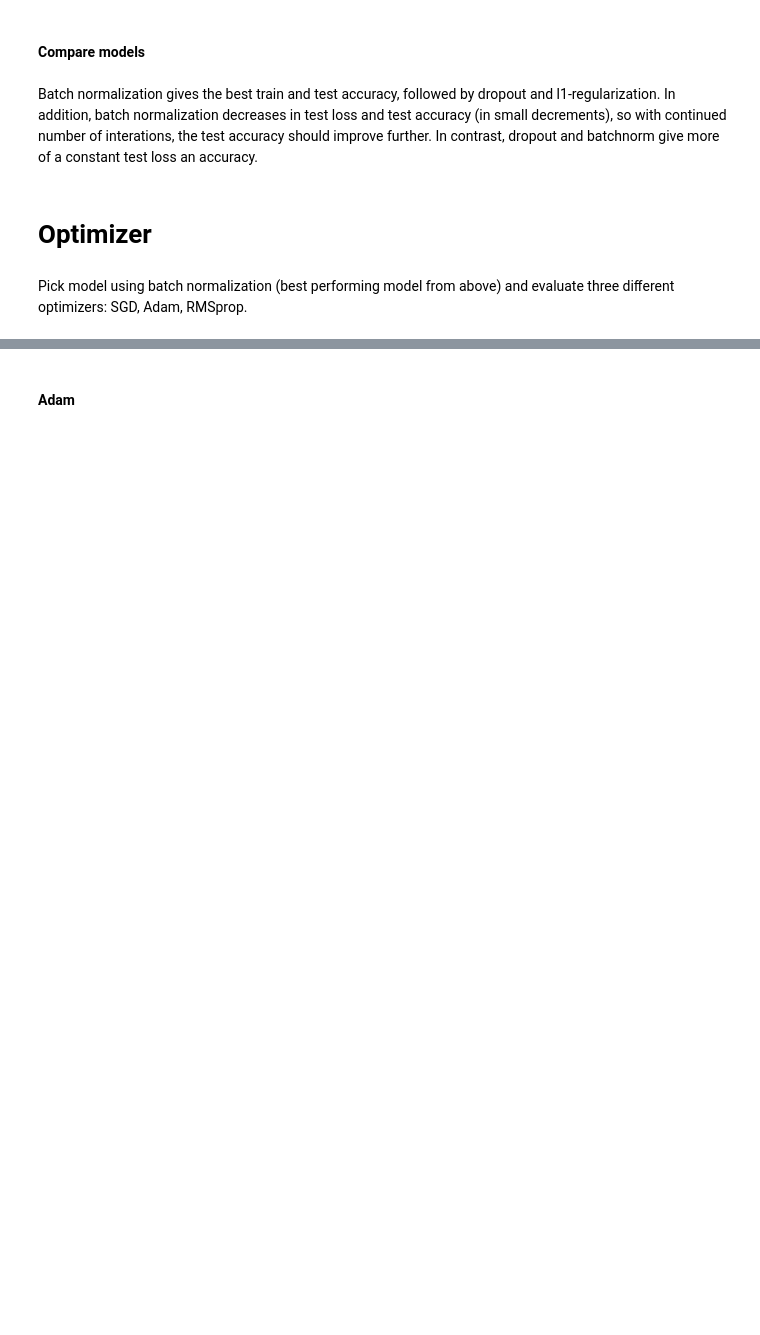
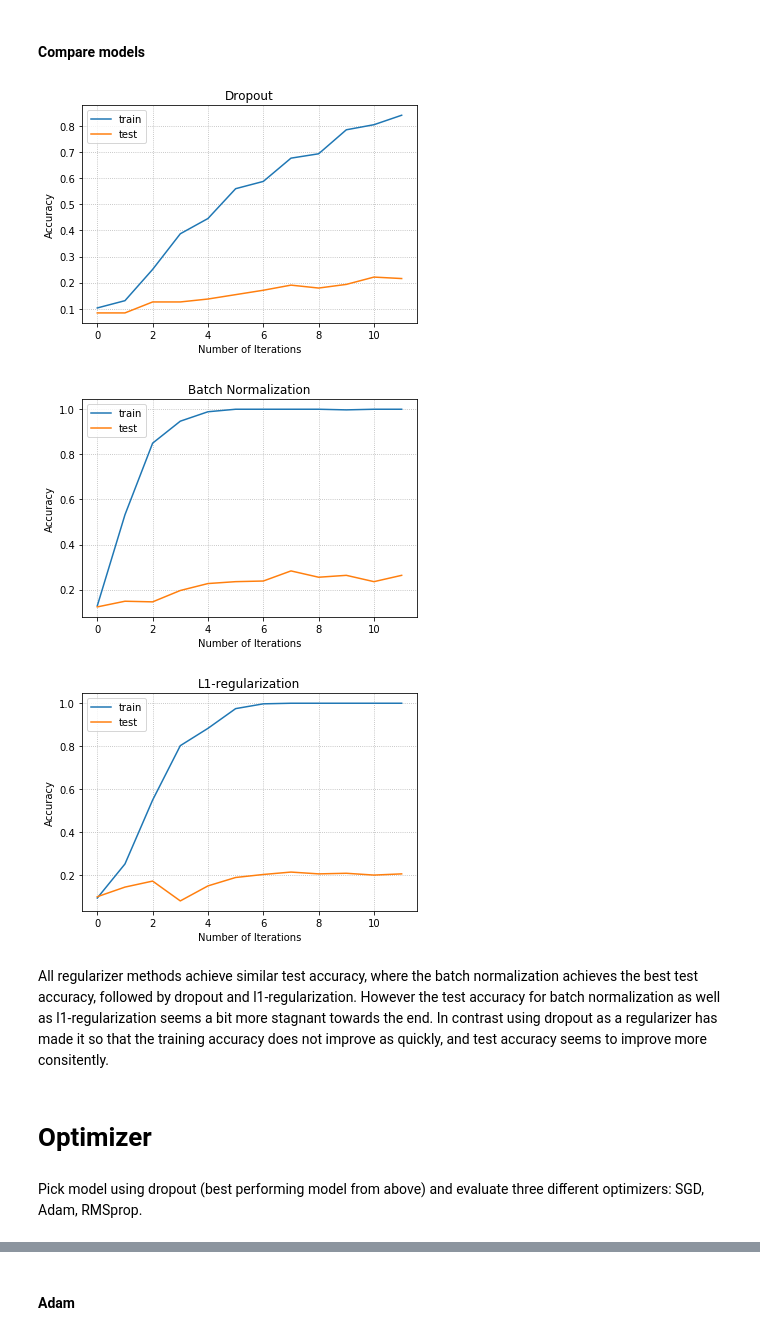
Before and after one commit to sofa13/csi5139_a3, a Jupyter notebook: MobileNetV2.ipynb, the cells around one changed output, grey strips where cells are left out. Cells and saved outputs as stored; diff of their text form; code cells hidden in the pictures; blank space fills up the shorter version.

```diff
--- a/MobileNetV2.ipynb
+++ b/MobileNetV2.ipynb
@@ -509,0 +555,2 @@ print(score)
+# %%
+hist_mv2_batchnorm = hist_mv2_batchnorm.history
@@ -511,21 +562,19 @@ print(score)
 #### L1 Regularization
 # %%
 mobilenetv2_model = MobileNetV2(include_top=False, weights='imagenet', input_shape=(96, 96, 3))
-mobilenetv2_model.summary()
-
-epochs = 10
+#mobilenetv2_model.summary()
 
 # last layers output
-x = mobilenetv2_model.layers[8].output
+x = mobilenetv2_model.layers[33].output
 # Flatten as before
 x = ReLU()(x)
 x = Flatten()(x)
-x = Dense(256, activation='relu', activity_regularizer=l1(0.1))(x)
+x = Dense(256, activation='relu', activity_regularizer=l1(1e-5))(x)
 x = Dense(12, activation='softmax')(x)
 
 # Transfer models
-mv2_transfer = Model(inputs=mobilenetv2_model.input, outputs=x)
+mv2_transfer_l1reg = Model(inputs=mobilenetv2_model.input, outputs=x)
 
 # SGD optimizer
 sgd = SGD()
-mv2_transfer.compile(optimizer=sgd, loss='categorical_crossentropy', metrics=['accuracy'])
+mv2_transfer_l1reg.compile(optimizer=sgd, loss='categorical_crossentropy', metrics=['accuracy'])
@@ -550,20 +581,23 @@ ________________________________________________________________________________
 # %%
-for layer in mv2_transfer.layers:
+epochs = 12
+batch_size = 32
+
+for layer in mv2_transfer_l1reg.layers:
     print(layer, layer.trainable)
 
-mv2_transfer.summary()
+mv2_transfer_l1reg.summary()
 
-hist_mv2_l1reg = mv2_transfer.fit(Xtrain, ytrain,
-        batch_size=32,
+hist_mv2_l1reg = mv2_transfer_l1reg.fit(Xtrain, ytrain,
+        batch_size=batch_size,
         epochs=epochs,
         validation_data=(Xtest, ytest),
         verbose=1,
         shuffle=True)
 
-score = mv2_transfer.evaluate(Xtrain, ytrain)
+score = mv2_transfer_l1reg.evaluate(Xtrain, ytrain)
 print(score)
 
-score = mv2_transfer.evaluate(Xtest, ytest)
+score = mv2_transfer_l1reg.evaluate(Xtest, ytest)
 print(score)
 # %% [output]
 <keras.engine.input_layer.InputLayer object at 0x...> False
@@ -585,0 +622,2 @@ print(score)
+# %%
+hist_mv2_l1reg = hist_mv2_l1reg.history
@@ -603,23 +645,24 @@ def plotAccuracy(data, ylabel, title=None):
     plt.show()
 # %%
 # compare accuracy
-data = [[hist_mv2_dropout.history['acc'], "train"], [hist_mv2_dropout.history['val_acc'], "test"]]
+data = [[hist_mv2_dropout['acc'], "train"], [hist_mv2_dropout['val_acc'], "test"]]
 plotAccuracy(data, "Accuracy", "Dropout")
 
-data = [[hist_mv2_batchnorm.history['acc'], "train"], [hist_mv2_batchnorm.history['val_acc'], "test"]]
+data = [[hist_mv2_batchnorm['acc'], "train"], [hist_mv2_batchnorm['val_acc'], "test"]]
 plotAccuracy(data, "Accuracy", "Batch Normalization")
 
-data = [[hist_mv2_l1reg.history['acc'], "train"], [hist_mv2_l1reg.history['val_acc'], "test"]]
+data = [[hist_mv2_l1reg['acc'], "train"], [hist_mv2_l1reg['val_acc'], "test"]]
 plotAccuracy(data, "Accuracy", "L1-regularization")
-
-data = [[hist_mv2_batchnorm.history['loss'], "train"], [hist_mv2_batchnorm.history['val_loss'], "test"]]
-plotAccuracy(data, "Loss", "Batch Normalization")
+# %% [output]
+[figure, added]
+[figure, added]
+[figure, added]
-# %% [markdown]
-Batch normalization gives the best train and test accuracy, followed by dropout and l1-regularization. In addition, batch normalization decreases in test loss and test accuracy (in small decrements), so with continued number of interations, the test accuracy should improve further. In contrast, dropout and batchnorm give more of a constant test loss an accuracy.
+# %% [markdown]
+All regularizer methods achieve similar test accuracy, where the batch normalization achieves the best test accuracy, followed by dropout and l1-regularization. However the test accuracy for batch normalization as well as l1-regularization seems a bit more stagnant towards the end. In contrast using dropout as a regularizer has made it so that the training accuracy does not improve as quickly, and test accuracy seems to improve more consitently.
 # %% [markdown]
 # Optimizer
 # %% [markdown]
-Pick model using batch normalization (best performing model from above) and evaluate three diﬀerent optimizers: SGD, Adam, RMSprop.
+Pick model using dropout (best performing model from above) and evaluate three diﬀerent optimizers: SGD, Adam, RMSprop.
 # %% [markdown]
 #### SGD
 
```
Also changed, not shown: parts of 46 cells of this notebook.
